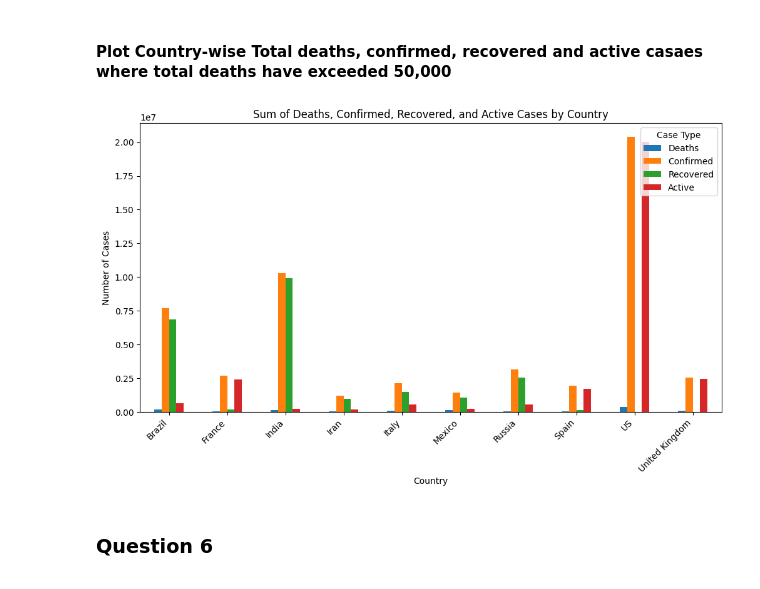
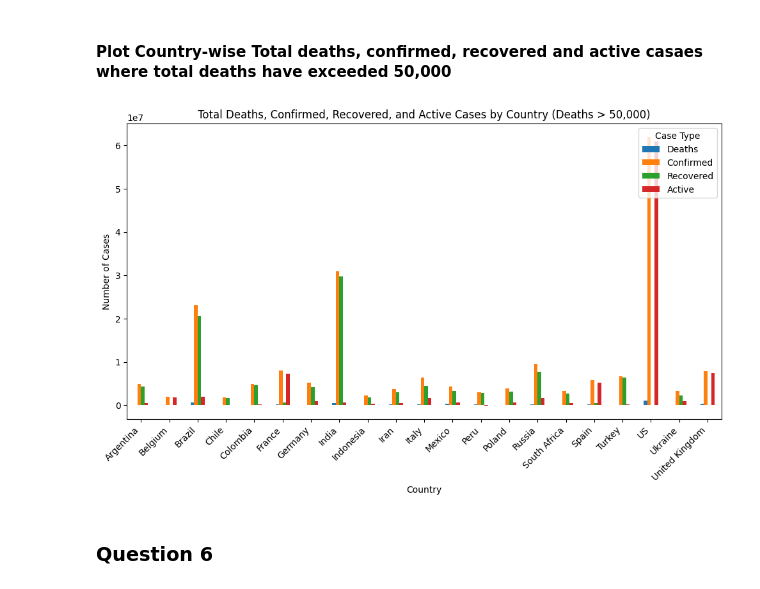
Before and after one commit to catalinalopera/Pandas, a Jupyter notebook: Lecture_02_Pandas_Covid_Analysis_Questions.ipynb, the cells around one changed output. Saved outputs shown, nothing was run; the diff lists cells and outputs as text; code cells hidden in the pictures.

```diff
--- a/Lecture_02_Pandas_Covid_Analysis_Questions.ipynb
+++ b/Lecture_02_Pandas_Covid_Analysis_Questions.ipynb
@@ -494,24 +468,44 @@ import matplotlib.pyplot as plt
 # %%
 import pandas as pd
 import matplotlib.pyplot as plt
+import io
+import requests
 
-# Filter the data to select the specified countries
-countries_to_plot = ['US', 'Brazil', 'India', 'Mexico', 'United Kingdom', 'Italy', 'France', 'Russia', 'Iran', 'Spain']
-filtered_data = df[df['Country_Region'].isin(countries_to_plot)]
+# Define the URL of the CSV file
+csv_url = 'https://raw.githubusercontent.com/CSSEGISandData/COVID-19/master/csse_covid_19_data/csse_covid_19_daily_reports/'
+
+# Define a list of dates for the files to be processed
+dates = ['01-01-2021', '01-02-2021', '01-03-2021']  # Additional dates can be added if necessary
+
+# Initialize an empty DataFrame to store the data
+combined_data = pd.DataFrame()
+
+# Download and combine data from CSV files
+for date in dates:
+    csv_file_url = f'{csv_url}{date}.csv'
+    response = requests.get(csv_file_url)
+    if response.status_code == 200:
+        csv_data = response.content.decode('utf-8')
+        df = pd.read_csv(io.StringIO(csv_data))
+        combined_data = pd.concat([combined_data, df])
 
 # Calculate the sum of deaths, confirmed cases, recoveries, and active cases by country
-sum_data = filtered_data.groupby('Country_Region')[['Deaths', 'Confirmed', 'Recovered', 'Active']].sum()
+combined_data['Active'] = combined_data['Confirmed'] - combined_data['Deaths'] - combined_data['Recovered']
+sum_data = combined_data.groupby('Country_Region')[['Deaths', 'Confirmed', 'Recovered', 'Active']].sum()
 
-# Create a bar chart to display the sum of cases by country
-sum_data.plot(kind='bar', figsize=(12, 6))
-plt.title('Sum of Deaths, Confirmed, Recovered, and Active Cases by Country')
+# Filter countries with more than 50,000 deaths
+countries_over_50000_deaths = sum_data[sum_data['Deaths'] > 50000]
+
+# Create a bar chart
+countries_over_50000_deaths.plot(kind='bar', figsize=(12, 6))
+plt.title('Total Deaths, Confirmed, Recovered, and Active Cases by Country (Deaths > 50,000)')
 plt.xlabel('Country')
 plt.ylabel('Number of Cases')
 plt.legend(title='Case Type', loc='upper right')
 plt.xticks(rotation=45, ha='right')
 plt.show()
 # %% [output]
-[figure, old version]
+[figure, new version]
 # %% [markdown]
 ### Question 6
 # %% [markdown]
```
Also changed, not shown: parts of 10 cells of this notebook.
